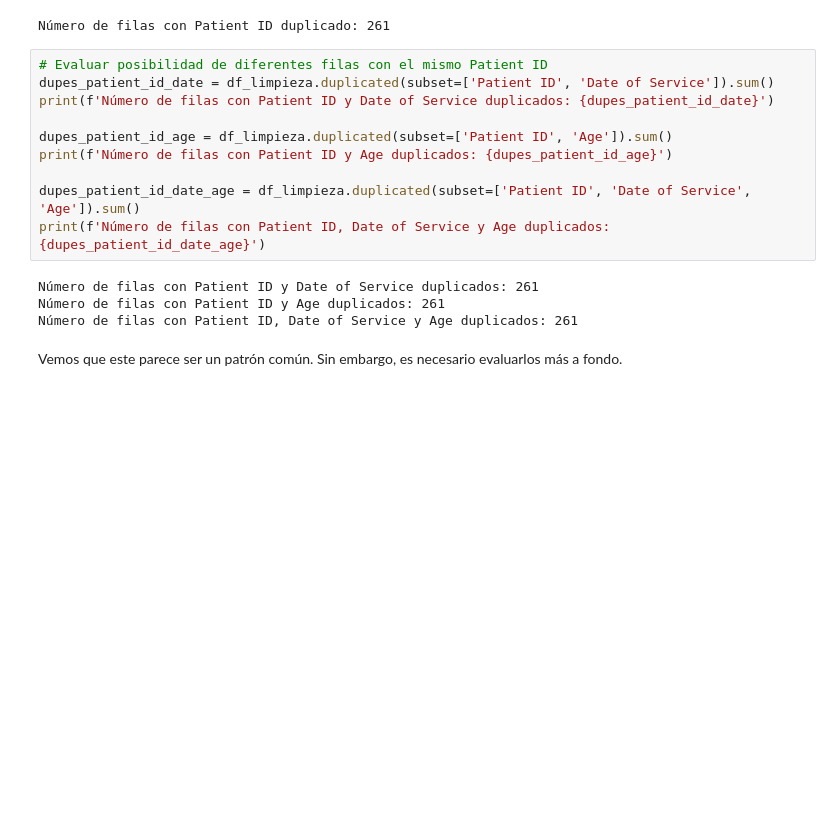
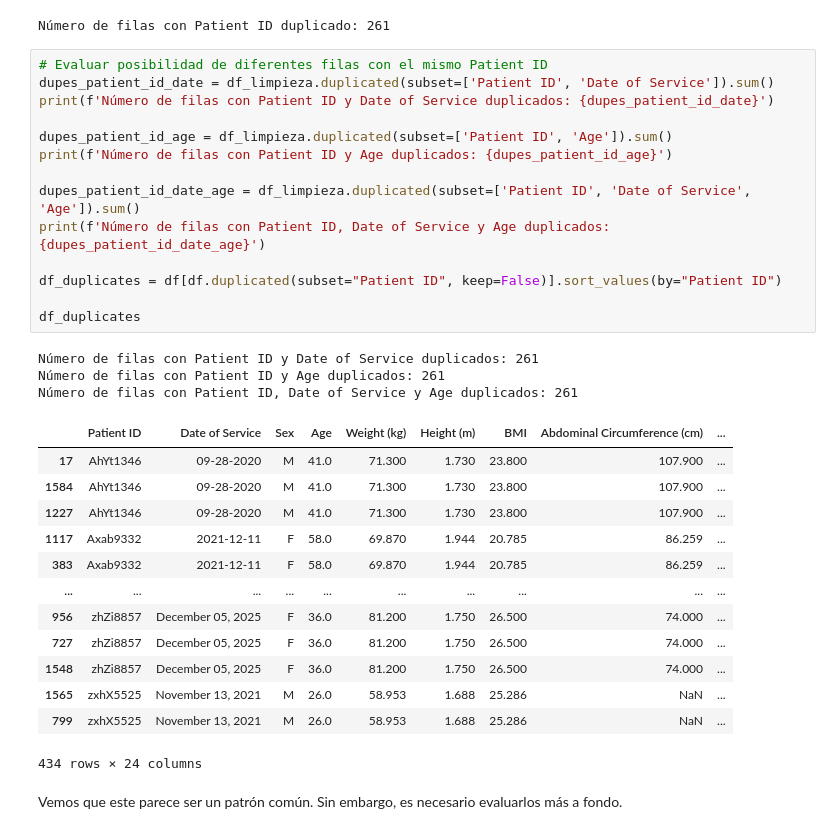
Before and after one commit to ML-2026-10/Lab1-LinearRegression, a Jupyter notebook: ml_lab1.ipynb, the cells around one changed output. Saved outputs shown, nothing was run; the diff lists cells and outputs as text; blank space fills up the shorter version.

```diff
--- a/ml_lab1.ipynb
+++ b/ml_lab1.ipynb
@@ -310,17 +320,34 @@ Número de filas con Patient ID duplicado: 261
 # %%
 # Evaluar posibilidad de diferentes filas con el mismo Patient ID
 dupes_patient_id_date = df_limpieza.duplicated(subset=['Patient ID', 'Date of Service']).sum()
 print(f'Número de filas con Patient ID y Date of Service duplicados: {dupes_patient_id_date}')
 
 dupes_patient_id_age = df_limpieza.duplicated(subset=['Patient ID', 'Age']).sum()
 print(f'Número de filas con Patient ID y Age duplicados: {dupes_patient_id_age}')
 
 dupes_patient_id_date_age = df_limpieza.duplicated(subset=['Patient ID', 'Date of Service', 'Age']).sum()
 print(f'Número de filas con Patient ID, Date of Service y Age duplicados: {dupes_patient_id_date_age}')
+
+df_duplicates = df[df.duplicated(subset="Patient ID", keep=False)].sort_values(by="Patient ID")
+
+df_duplicates
 # %% [output]
 Número de filas con Patient ID y Date of Service duplicados: 261
 Número de filas con Patient ID y Age duplicados: 261
 Número de filas con Patient ID, Date of Service y Age duplicados: 261
+|  | Patient ID | Date of Service | Sex | Age | Weight (kg) | Height (m) | BMI | Abdominal Circumference (cm) | ... |
+| 17 | AhYt1346 | 09-28-2020 | M | 41.0 | 71.300 | 1.730 | 23.800 | 107.900 | ... |
+| 1584 | AhYt1346 | 09-28-2020 | M | 41.0 | 71.300 | 1.730 | 23.800 | 107.900 | ... |
+| 1227 | AhYt1346 | 09-28-2020 | M | 41.0 | 71.300 | 1.730 | 23.800 | 107.900 | ... |
+| 1117 | Axab9332 | 2021-12-11 | F | 58.0 | 69.870 | 1.944 | 20.785 | 86.259 | ... |
+| 383 | Axab9332 | 2021-12-11 | F | 58.0 | 69.870 | 1.944 | 20.785 | 86.259 | ... |
+| ... | ... | ... | ... | ... | ... | ... | ... | ... | ... |
+| 956 | zhZi8857 | December 05, 2025 | F | 36.0 | 81.200 | 1.750 | 26.500 | 74.000 | ... |
+| 727 | zhZi8857 | December 05, 2025 | F | 36.0 | 81.200 | 1.750 | 26.500 | 74.000 | ... |
+| 1548 | zhZi8857 | December 05, 2025 | F | 36.0 | 81.200 | 1.750 | 26.500 | 74.000 | ... |
+| 1565 | zxhX5525 | November 13, 2021 | M | 26.0 | 58.953 | 1.688 | 25.286 | NaN | ... |
+| 799 | zxhX5525 | November 13, 2021 | M | 26.0 | 58.953 | 1.688 | 25.286 | NaN | ... |
+434 rows × 24 columns
 # %% [markdown]
 Vemos que este parece ser un patrón común. Sin embargo, es necesario evaluarlos más a fondo.
 # %%
```
Also changed, not shown: parts of 44 cells of this notebook.
